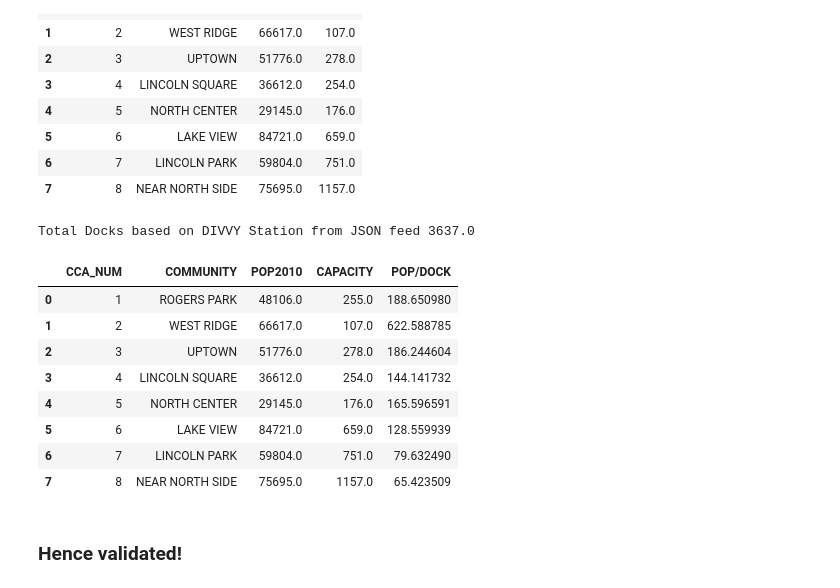
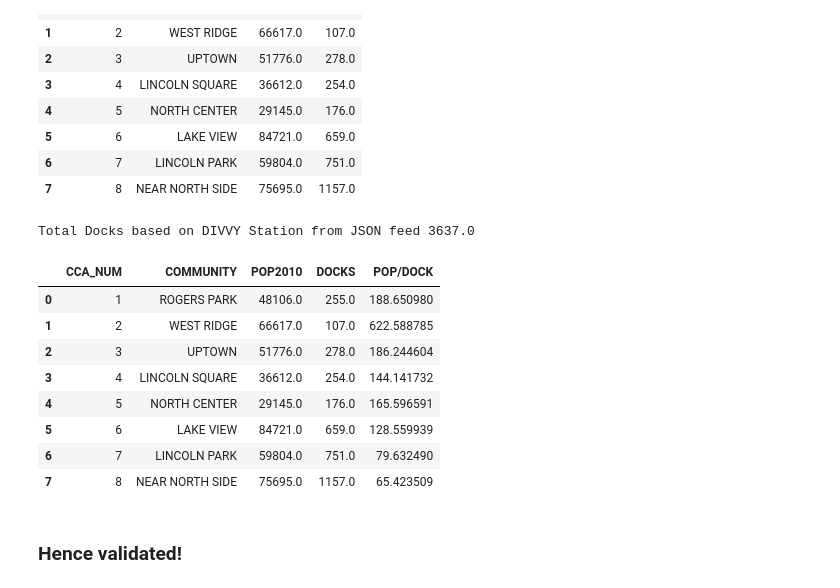
Before and after one commit to mihakim2/CMAP_Hakim, a Jupyter notebook: Hakim_Submission.ipynb, the cells around one changed output. Saved outputs shown, nothing was run; the diff lists cells and outputs as text; code cells hidden in the pictures.

```diff
--- a/Hakim_Submission.ipynb
+++ b/Hakim_Submission.ipynb
@@ -280,7 +281,7 @@ CCA_DIVVY.head()
 | 0 | DOUGLAS | 35 | POLYGON ((-87.60914 41.84469, -87... | 242.0 | 263 | Rhodes Ave & 32nd St | 11.0 | 41.836208 | -87.613533 |
 # %%
 # Group and aggregate for capacity.
-CCA_DIVVY_AGG=CCA_DIVVY.groupby(['CCA_NUM','COMMUNITY']).agg({'capacity': 'sum'}).reset_index()
+CCA_DIVVY_AGG=CCA_DIVVY.groupby(['CCA_NUM','COMMUNITY']).agg({'DOCKS': 'sum'}).reset_index()
 # %%
 CCA_DIVVY_AGG.head()
 # %% [output]
@@ -307,7 +308,7 @@ memory usage: 1.9+ KB
 Since we have all data prepped, we can now merge the data and prepare a final table for export.
 # %%
 #merging CCA_pop (Total Population for each Community Area) and CCA_DIVVY_AGG (Total dock capacity of Each Community Area)
-CCA_DIVVY_POP=pd.merge(CCA_pop,CCA_DIVVY_AGG[['capacity', 'CCA_NUM']], on= 'CCA_NUM',how='left')
+CCA_DIVVY_POP=pd.merge(CCA_pop,CCA_DIVVY_AGG[['DOCKS', 'CCA_NUM']], on= 'CCA_NUM',how='left')
 # %%
 CCA_DIVVY_POP.shape # Checking the structure of table.
 # %% [output]
@@ -338,7 +339,7 @@ dtypes: float64(2), int64(1), object(1)
 memory usage: 3.0+ KB
 # %%
 #Compute Population Per Dock.
-CCA_DIVVY_POP['POP/DOCK']=CCA_DIVVY_POP['POP2010']/CCA_DIVVY_POP['capacity']
+CCA_DIVVY_POP['POP/DOCK']=CCA_DIVVY_POP['POP2010']/CCA_DIVVY_POP['DOCKS']
 # %%
 CCA_DIVVY_POP.head()
 # %% [output]
@@ -364,8 +365,5 @@ Data columns (total 5 columns):
 dtypes: float64(3), int64(1), object(1)
 memory usage: 3.6+ KB
 # %%
-#Some housekeeping.
-CCA_DIVVY_POP.rename(columns = {'capacity':'CAPACITY'}, inplace = True)
-
 # Export as CSV file.
 CCA_DIVVY_POP.to_csv('Chicao_Divvy_Pop_Per_Dock.csv', index=False)
@@ -489,12 +505,12 @@ Total Docks based on Provided DIVVY Station Sample 3637.0
 # %%
 #Extracting these 8 Rows of data from our evaluated dataframe CCA_DIVVY_POP. ie CCA_NUM 1-8
 CCA_DIVVY_POPv2= CCA_DIVVY_POP.iloc[0:8]
-TotalDocks=CCA_DIVVY_POPv2['CAPACITY'].sum()
+TotalDocks=CCA_DIVVY_POPv2['DOCKS'].sum()
 print("Total Docks based on DIVVY Station from JSON feed", TotalDocks)
 CCA_DIVVY_POPv2.head(10)
 # %% [output]
 Total Docks based on DIVVY Station from JSON feed 3637.0
-|  | CCA_NUM | COMMUNITY | POP2010 | CAPACITY | POP/DOCK |
+|  | CCA_NUM | COMMUNITY | POP2010 | DOCKS | POP/DOCK |
 | 0 | 1 | ROGERS PARK | 48106.0 | 255.0 | 188.650980 |
 | 1 | 2 | WEST RIDGE | 66617.0 | 107.0 | 622.588785 |
 | 2 | 3 | UPTOWN | 51776.0 | 278.0 | 186.244604 |
```
Also changed, not shown: parts of 18 cells of this notebook.
